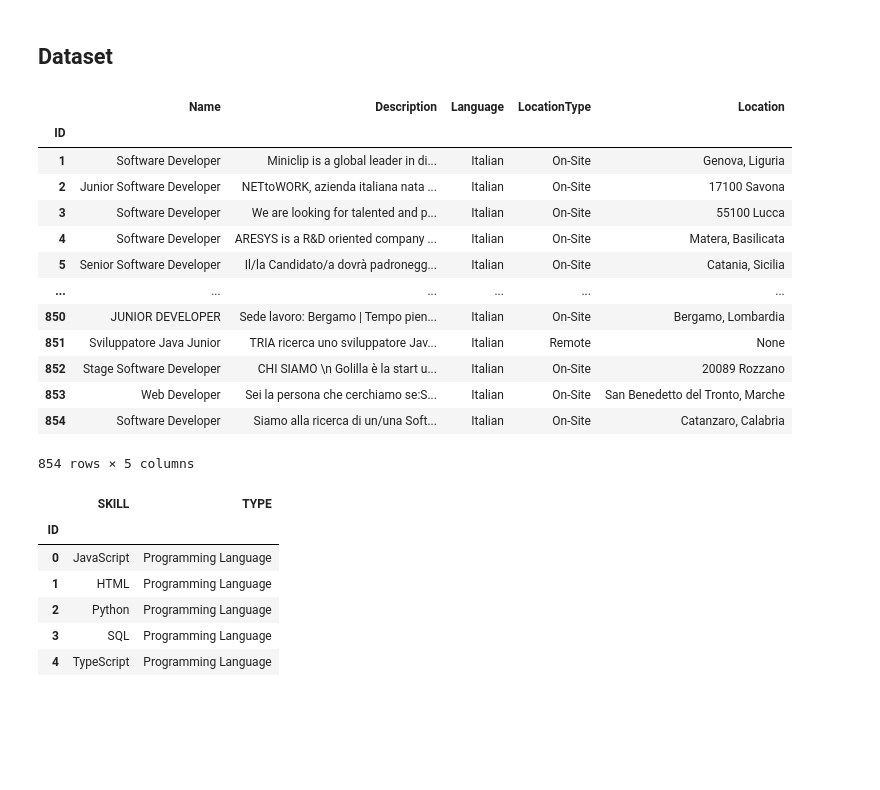
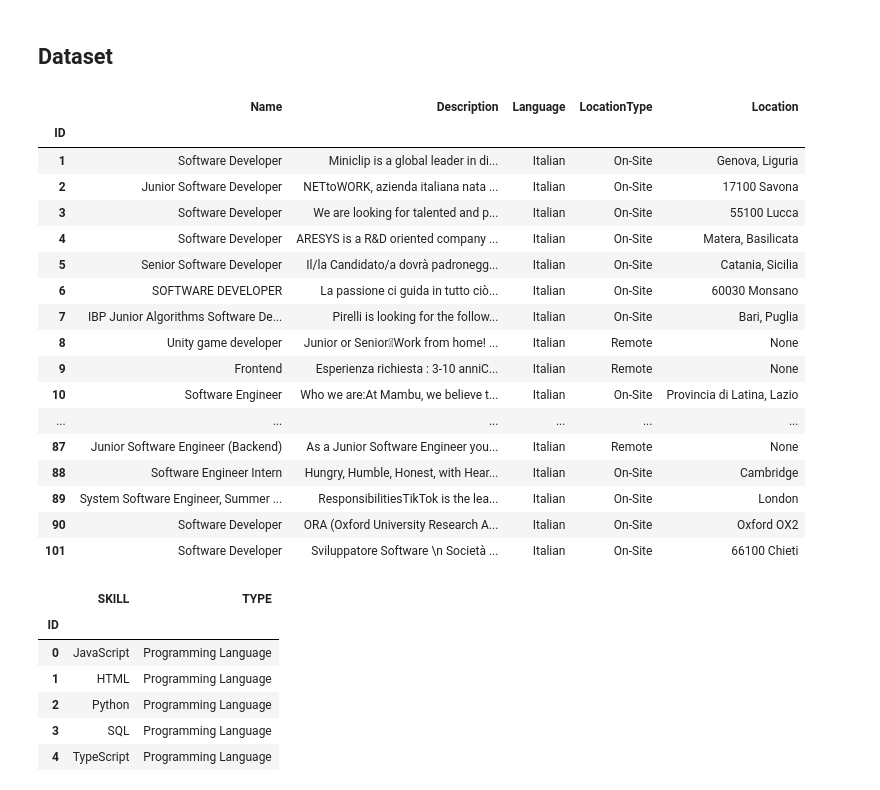
Before and after one commit to antoninoLorenzo/RecommenderSystem_TC, a Jupyter notebook: tmp/developer_dataset/skills_relationship.ipynb, the cells around one changed output. Cells and saved outputs as stored; diff of their text form; code cells hidden in the pictures; blank space fills up the shorter version.

Commit message:
Developer Dataset update

```diff
--- a/tmp/developer_dataset/skills_relationship.ipynb
+++ b/tmp/developer_dataset/skills_relationship.ipynb
@@ -8,25 +8,30 @@ import matplotlib.pyplot as plt
 # %%
 # --- Offers Dataset
 # TODO: change the offers dataset to one different from Turing Careers
 with sqlite3.connect('./datasets/offers_dataset.db') as offers_conn:
     offers_frame = pd.read_sql('SELECT * FROM Offers', offers_conn, index_col='ID')
 
+offers_frame.drop_duplicates(inplace=True)
 offers_frame
 # %% [output]
 |  | Name | Description | Language | LocationType | Location |
 | ID |  |  |  |  |  |
 | 1 | Software Developer | Miniclip is a global leader in di... | Italian | On-Site | Genova, Liguria |
 | 2 | Junior Software Developer | NETtoWORK, azienda italiana nata ... | Italian | On-Site | 17100 Savona |
 | 3 | Software Developer | We are looking for talented and p... | Italian | On-Site | 55100 Lucca |
 | 4 | Software Developer | ARESYS is a R&D oriented company ... | Italian | On-Site | Matera, Basilicata |
 | 5 | Senior Software Developer | Il/la Candidato/a dovrà padronegg... | Italian | On-Site | Catania, Sicilia |
+| 6 | SOFTWARE DEVELOPER | La passione ci guida in tutto ciò... | Italian | On-Site | 60030 Monsano |
+| 7 | IBP Junior Algorithms Software De... | Pirelli is looking for the follow... | Italian | On-Site | Bari, Puglia |
+| 8 | Unity game developer | Junior or SeniorWork from home! ... | Italian | Remote | None |
+| 9 | Frontend | Esperienza richiesta : 3-10 anniC... | Italian | Remote | None |
+| 10 | Software Engineer | Who we are:At Mambu, we believe t... | Italian | On-Site | Provincia di Latina, Lazio |
 | ... | ... | ... | ... | ... | ... |
-| 850 | JUNIOR DEVELOPER | Sede lavoro: Bergamo | Tempo pien... | Italian | On-Site | Bergamo, Lombardia |
-| 851 | Sviluppatore Java Junior | TRIA ricerca uno sviluppatore Jav... | Italian | Remote | None |
-| 852 | Stage Software Developer | CHI SIAMO \n Golilla è la start u... | Italian | On-Site | 20089 Rozzano |
-| 853 | Web Developer | Sei la persona che cerchiamo se:S... | Italian | On-Site | San Benedetto del Tronto, Marche |
-| 854 | Software Developer | Siamo alla ricerca di un/una Soft... | Italian | On-Site | Catanzaro, Calabria |
+| 87 | Junior Software Engineer (Backend) | As a Junior Software Engineer you... | Italian | Remote | None |
+| 88 | Software Engineer Intern | Hungry, Humble, Honest, with Hear... | Italian | On-Site | Cambridge |
+| 89 | System Software Engineer, Summer ... | ResponsibilitiesTikTok is the lea... | Italian | On-Site | London |
+| 90 | Software Developer | ORA (Oxford University Research A... | Italian | On-Site | Oxford OX2 |
+| 101 | Software Developer | Sviluppatore Software \n Società ... | Italian | On-Site | 66100 Chieti |
-854 rows × 5 columns
 # %%
 # --- Skills Dataset
 with sqlite3.connect('./datasets/skills_dataset.db') as skills_conn:
```
Also changed, not shown: parts of 5 cells of this notebook.
